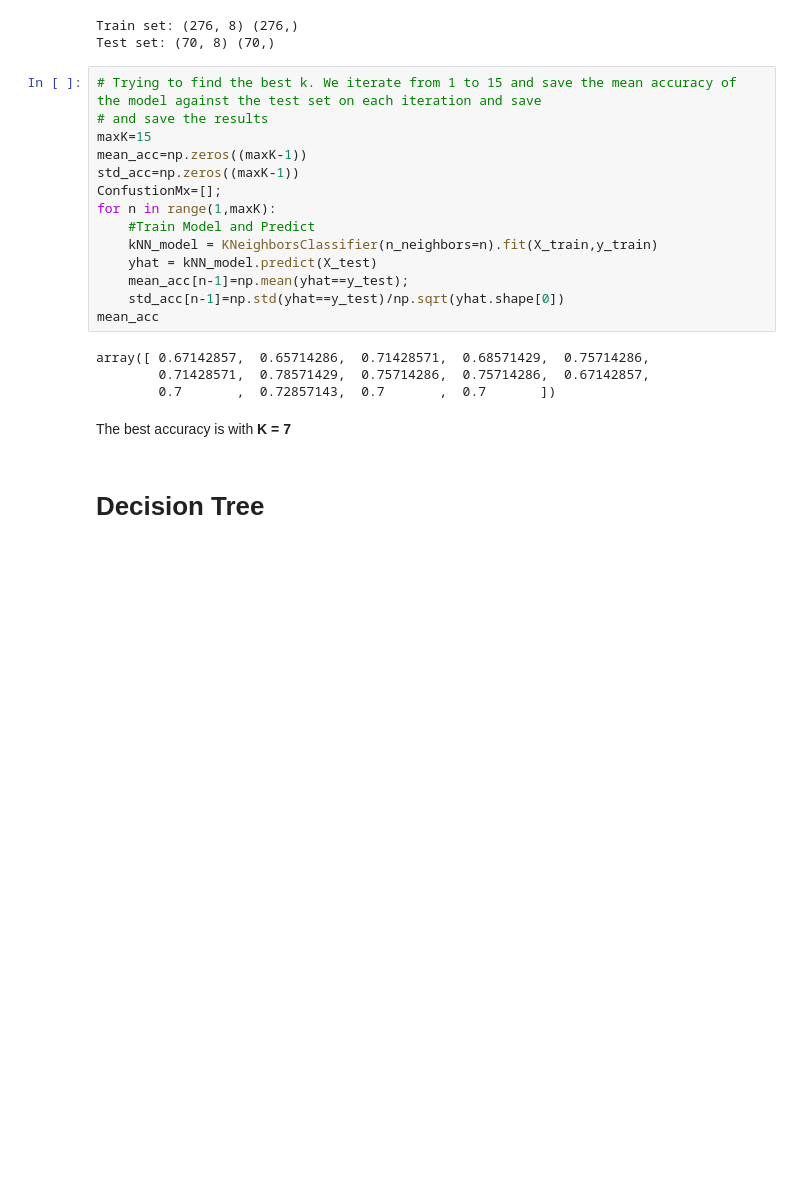
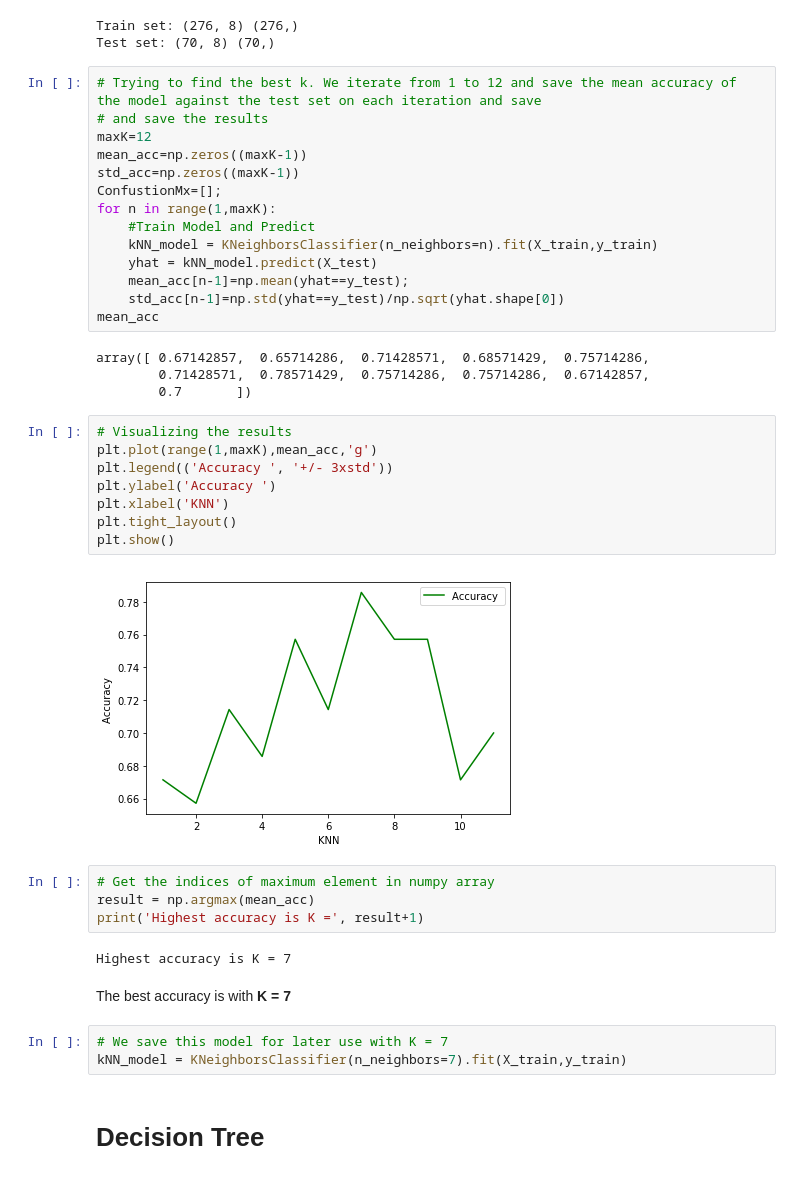
Before and after one commit to sacevedom/Coursera_ML0101EN, a Jupyter notebook: ML0101EN-Proj-Loan.ipynb, the cells around one changed output. Cells and saved outputs as stored; diff of their text form; blank space fills up the shorter version.

```diff
--- a/ML0101EN-Proj-Loan.ipynb
+++ b/ML0101EN-Proj-Loan.ipynb
@@ -299,9 +299,9 @@ print ('Test set:', X_test.shape,  y_test.shape)
 Train set: (276, 8) (276,)
 Test set: (70, 8) (70,)
 # %%
-# Trying to find the best k. We iterate from 1 to 15 and save the mean accuracy of the model against the test set on each iteration and save
+# Trying to find the best k. We iterate from 1 to 12 and save the mean accuracy of the model against the test set on each iteration and save
 # and save the results
-maxK=15
+maxK=12
 mean_acc=np.zeros((maxK-1))
 std_acc=np.zeros((maxK-1))
 ConfustionMx=[];
@@ -315,8 +315,27 @@ mean_acc
 # %% [output]
 array([ 0.67142857,  0.65714286,  0.71428571,  0.68571429,  0.75714286,
         0.71428571,  0.78571429,  0.75714286,  0.75714286,  0.67142857,
-        0.7       ,  0.72857143,  0.7       ,  0.7       ])
+        0.7       ])
+# %%
+# Visualizing the results
+plt.plot(range(1,maxK),mean_acc,'g')
+plt.legend(('Accuracy ', '+/- 3xstd'))
+plt.ylabel('Accuracy ')
+plt.xlabel('KNN')
+plt.tight_layout()
+plt.show()
+# %% [output]
+[figure, added]
+# %%
+# Get the indices of maximum element in numpy array
+result = np.argmax(mean_acc)
+print('Highest accuracy is K =', result+1)
+# %% [output]
+Highest accuracy is K = 7
 # %% [markdown]
 The best accuracy is with **K = 7**
+# %%
+# We save this model for later use with K = 7
+kNN_model = KNeighborsClassifier(n_neighbors=7).fit(X_train,y_train)
 # %% [markdown]
 # Decision Tree
```
Also changed, not shown: parts of 1 cell of this notebook.
